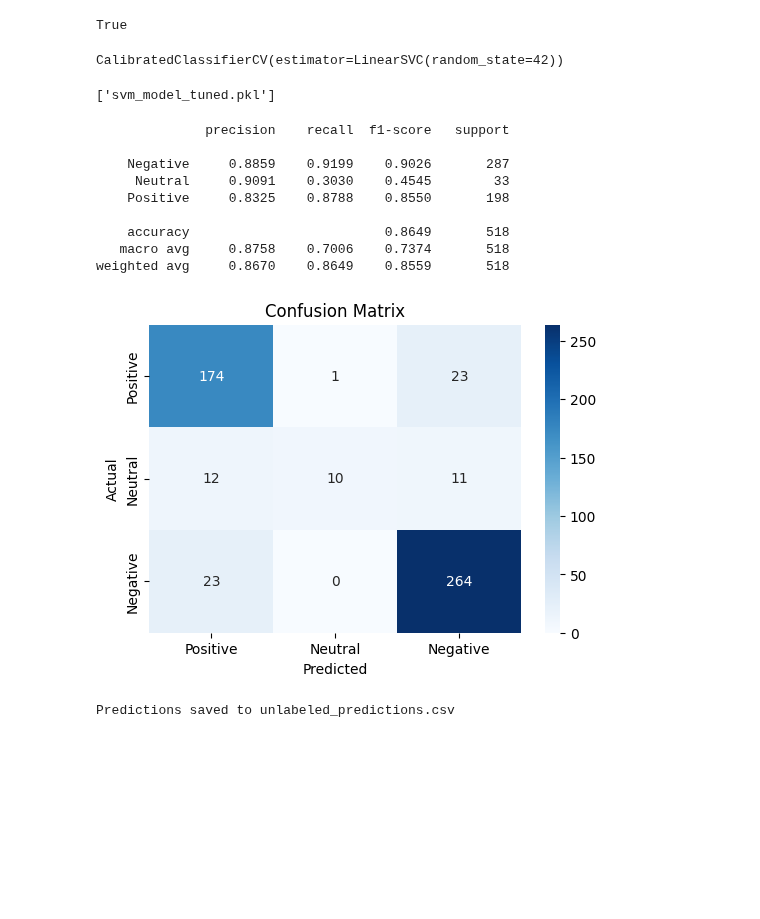
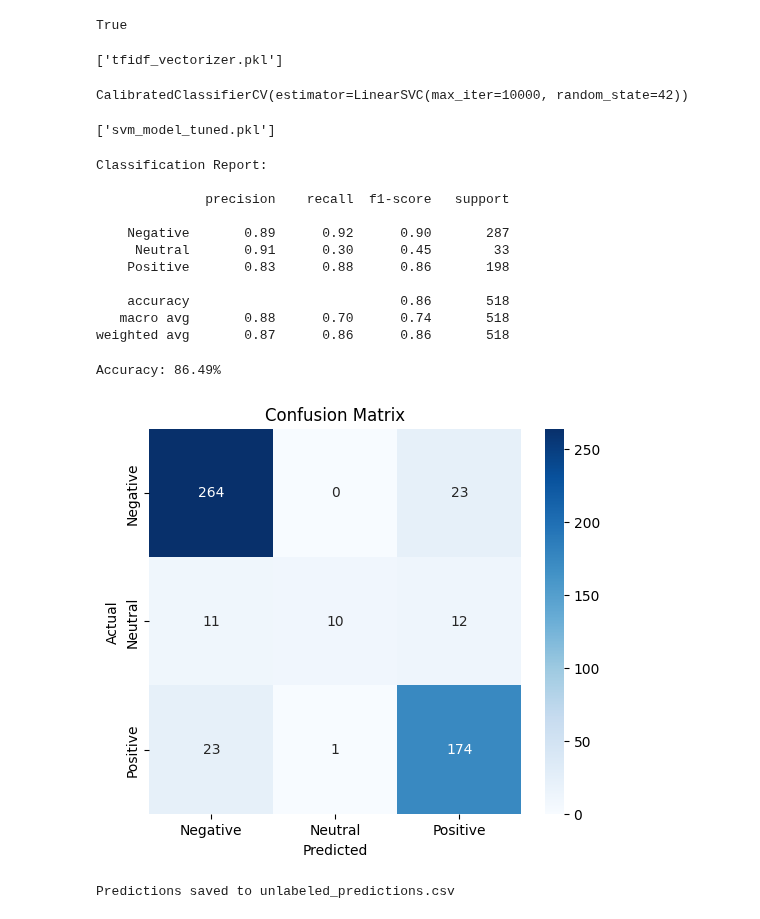
Before and after one commit to frhizzah/mahb-sentiment-analyzer, a Jupyter notebook: train_predict.ipynb, the cells around one changed output. Saved outputs shown, nothing was run; the diff lists cells and outputs as text; code cells hidden in the pictures; blank space fills up the shorter version.

```diff
--- a/train_predict.ipynb
+++ b/train_predict.ipynb
@@ -75,19 +77,28 @@ def preprocess(text):
 df = pd.read_csv("training_data.csv")  # make sure this is your file
 df['clean_text'] = df['TEXT'].apply(preprocess)
 # %%
+# TRAIN /test split
 X = df['clean_text']
 y = df['SENTIMENT']
-X_train, X_test, y_train, y_test = train_test_split(X, y, test_size=0.2, random_state=42, stratify=y)
+
+X_train, X_test, y_train, y_test = train_test_split(
+    X, y, test_size=0.2, random_state=42, stratify=y
+)
 # %%
 #TF-IDF Vectorixer
 
 tfidf = TfidfVectorizer(max_features=5000)
 X_train_tfidf = tfidf.fit_transform(X_train)
 X_test_tfidf = tfidf.transform(X_test)
+# %%
+# Save vectorizer
+joblib.dump(tfidf, "tfidf_vectorizer.pkl")
+# %% [output]
+['tfidf_vectorizer.pkl']
 # %%
-base_svm = LinearSVC(random_state=42)
+base_svm = LinearSVC(random_state=42, max_iter=10000)
 svm = CalibratedClassifierCV(base_svm)  # enables predict_proba
 svm.fit(X_train_tfidf, y_train)
 # %% [output]
-CalibratedClassifierCV(estimator=LinearSVC(random_state=42))
+CalibratedClassifierCV(estimator=LinearSVC(max_iter=10000, random_state=42))
 # %%
@@ -97,28 +107,36 @@ joblib.dump(svm, "svm_model_tuned.pkl")
 ['svm_model_tuned.pkl']
 # %%
 y_pred = svm.predict(X_test_tfidf)
-print(classification_report(y_test, y_pred, digits=4))
+print("Classification Report:\n")
+print(classification_report(y_test, y_pred))
 # %% [output]
+Classification Report:
+
               precision    recall  f1-score   support
 
-    Negative     0.8859    0.9199    0.9026       287
-     Neutral     0.9091    0.3030    0.4545        33
-    Positive     0.8325    0.8788    0.8550       198
+    Negative       0.89      0.92      0.90       287
+     Neutral       0.91      0.30      0.45        33
+    Positive       0.83      0.88      0.86       198
 
-    accuracy                         0.8649       518
-   macro avg     0.8758    0.7006    0.7374       518
-weighted avg     0.8670    0.8649    0.8559       518
+    accuracy                           0.86       518
+   macro avg       0.88      0.70      0.74       518
+weighted avg       0.87      0.86      0.86       518
+# %%
+acc = accuracy_score(y_test, y_pred)
+print(f"Accuracy: {acc*100:.2f}%")
+# %% [output]
+Accuracy: 86.49%
 # %%
 # Confusion matrix visualization
-cm = confusion_matrix(y_test, y_pred, labels=['Positive','Neutral','Negative'])
-plt.figure(figsize=(6,4))
-sns.heatmap(cm, annot=True, fmt="d", cmap="Blues", xticklabels=['Positive','Neutral','Negative'], yticklabels=['Positive','Neutral','Negative'])
-plt.ylabel('Actual')
-plt.xlabel('Predicted')
+cm = confusion_matrix(y_test, y_pred, labels=svm.classes_)
+plt.figure(figsize=(6,5))
+sns.heatmap(cm, annot=True, fmt='d', cmap='Blues', xticklabels=svm.classes_, yticklabels=svm.classes_)
+plt.xlabel("Predicted")
+plt.ylabel("Actual")
 plt.title("Confusion Matrix")
 plt.show()
 # %% [output]
-[figure, old version]
+[figure, new version]
 # %%
 df_unlabeled = pd.read_csv("unlabeled_real_data.csv")
 pred_list = []
```
Also changed, not shown: parts of 5 cells of this notebook, 2 other files.
